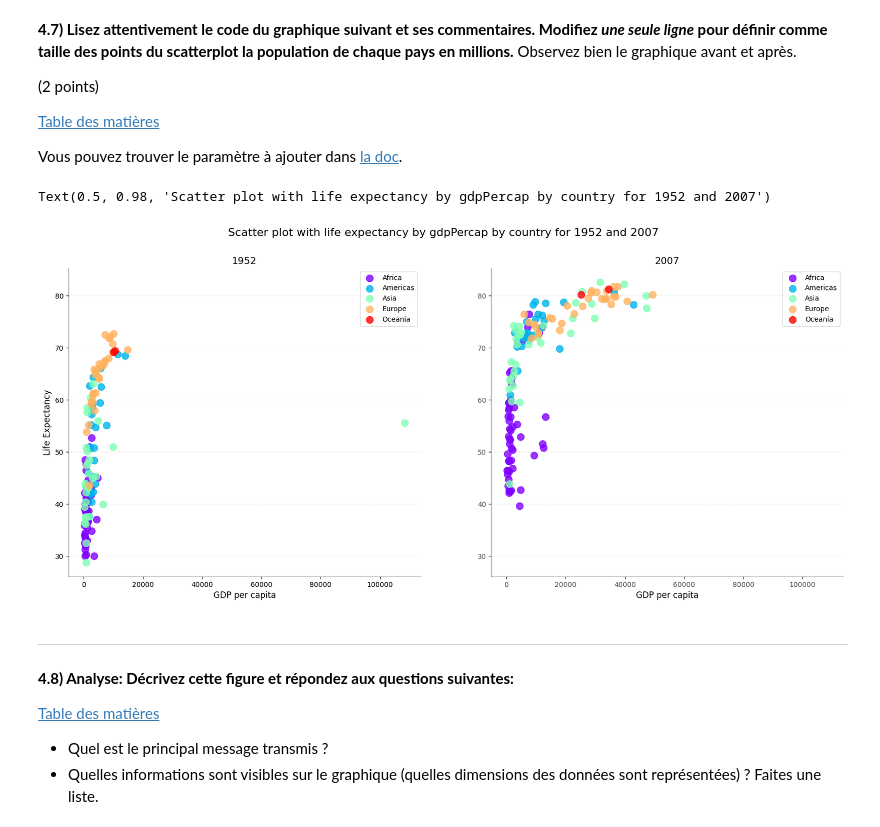
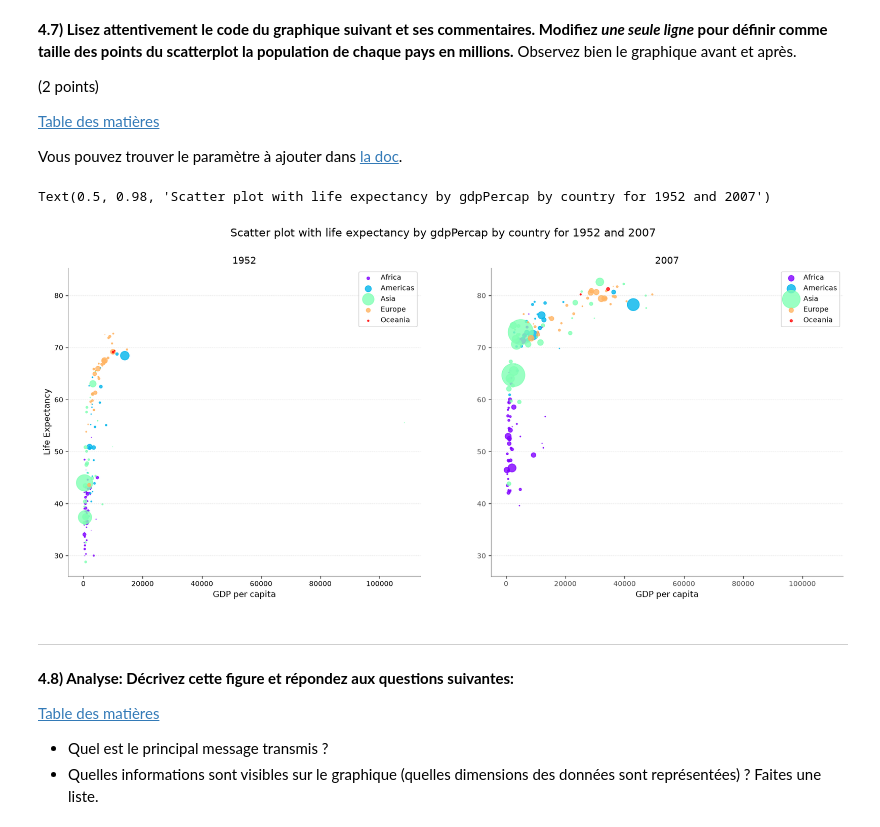
Before and after one commit to Kaenoo/ISD-TP2, a Jupyter notebook: TP2_ISD_SA2026_CARREL_EGAL_EYER.ipynb, the cells around one changed output. Cells and saved outputs as stored; diff of their text form; code cells hidden in the pictures.

```diff
--- a/TP2_ISD_SA2026_CARREL_EGAL_EYER.ipynb
+++ b/TP2_ISD_SA2026_CARREL_EGAL_EYER.ipynb
@@ -881,35 +946,35 @@ for i, year in enumerate((1952, 2007)):
                                   y='lifeExp',
                                   color=[cmap[c]],
                                   label=continent,
-                                  s = 100,
+                                  s = df_continent['pop'] / 1000000,
                                   alpha=0.8)
 
     # Plot style
 
     axs[i].set_title(year, fontsize=14)
     axs[i].set_xlabel('GDP per capita', fontsize=12)
     axs[i].grid(axis='y', linestyle='--', alpha=0.4, lw=0.5)
 
 
     # Remove border on the top and right.
     axs[i].spines['top'].set_visible(False)
     axs[i].spines['right'].set_visible(False)
     # Set alpha on remaining borders.
     axs[i].spines['left'].set_alpha(0.4)
     axs[i].spines['bottom'].set_alpha(0.4)
 
     # Only show ticks on the left and bottom spines.
     axs[i].xaxis.set_ticks_position('bottom')
     axs[i].yaxis.set_ticks_position('left')
     # Style of ticks.
     plt.xticks(fontsize=10, alpha=0.7)
     plt.yticks(fontsize=10, alpha=0.7)
 
 axs[0].set_ylabel('Life Expectancy', fontsize=12)
 fig.suptitle('Scatter plot with life expectancy by gdpPercap by country for 1952 and 2007', fontsize=16)
 # %% [output]
 Text(0.5, 0.98, 'Scatter plot with life expectancy by gdpPercap by country for 1952 and 2007')
-[figure, old version]
+[figure, new version]
 # %% [markdown]
 ---
 <a name="Part48"></a>
```
Also changed, not shown: parts of 14 cells of this notebook.
